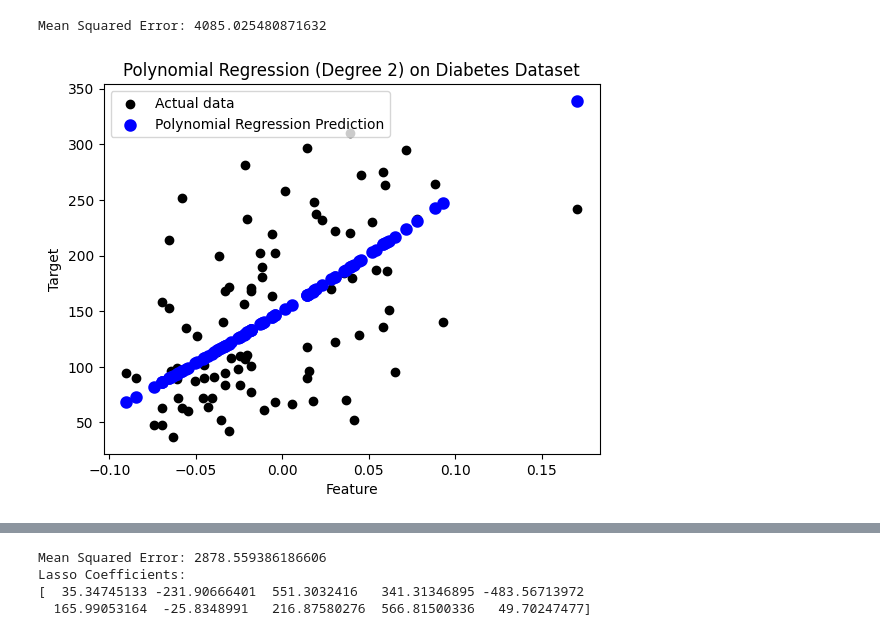
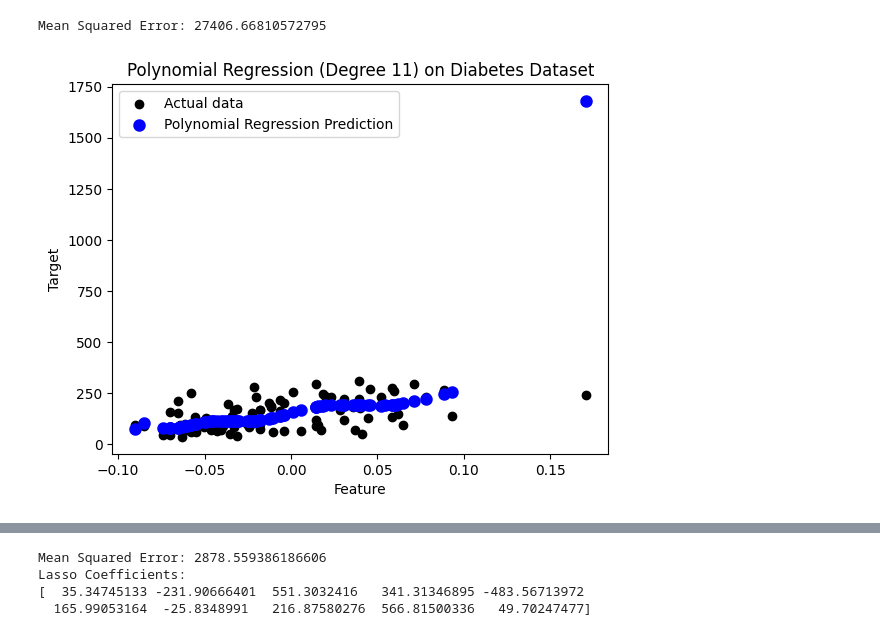
Before and after one commit to biswajit-github-2022/RKMVERI_2ND, a Jupyter notebook: class/ML/Regression/poly_reg.ipynb, the cells around one changed output, grey strips where cells are left out. Drawn from its saved outputs; the diff is of its cells as text; code cells hidden in the pictures.

```diff
--- a/class/ML/Regression/poly_reg.ipynb
+++ b/class/ML/Regression/poly_reg.ipynb
@@ -15,33 +15,42 @@ X = diabetes.data[:, np.newaxis, 2]  # Use a single feature for simplicity (you
 y = diabetes.target
 
 # Split the dataset into training and testing sets
 X_train, X_test, y_train, y_test = train_test_split(X, y, test_size=0.2, random_state=42)
 
+# Generate data
+num_points = 100
+x = np.linspace(0, 4 * np.pi, num_points)
+y_true = np.cos(x)  # True cosine function
+
+# Add noise to the data
+noise_level = 0.2
+y_noisy = y_true + np.random.normal(0, noise_level, size=num_points)
+
 # Polynomial regression with degree 2 (you can change the degree as needed)
-degree = 2
+degree = 11
 poly = PolynomialFeatures(degree=degree)
 X_train_poly = poly.fit_transform(X_train)
 X_test_poly = poly.transform(X_test)
 
 # Fit linear regression model
 model = LinearRegression()
 model.fit(X_train_poly, y_train)
 
 # Make predictions on the test set
 y_pred = model.predict(X_test_poly)
 
 # Evaluate the model
 mse = mean_squared_error(y_test, y_pred)
 print(f"Mean Squared Error: {mse}")
 
 # Plot the results
 plt.scatter(X_test, y_test, color='black', label='Actual data')
 plt.scatter(X_test, y_pred, color='blue', linewidth=3, label='Polynomial Regression Prediction')
 plt.xlabel('Feature')
 plt.ylabel('Target')
 plt.legend()
 plt.title(f'Polynomial Regression (Degree {degree}) on Diabetes Dataset')
 plt.show()
 # %% [output]
-Mean Squared Error: 4085.025480871632
+Mean Squared Error: 27406.66810572795
-[figure, old version]
+[figure, new version]
```
Also changed, not shown: parts of 1 cell of this notebook, 2 other files.
